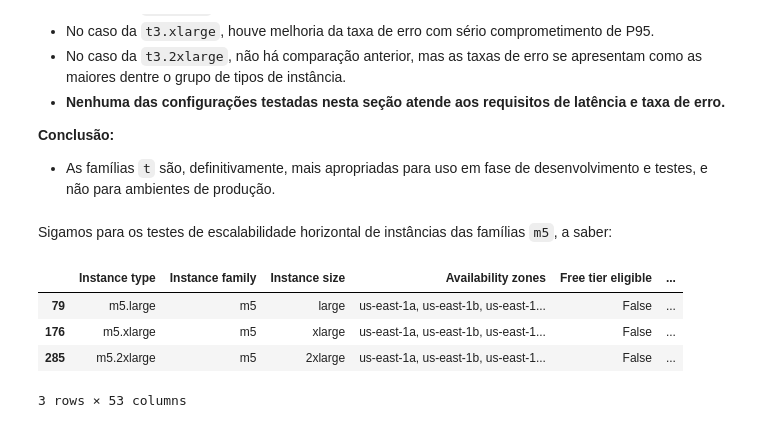
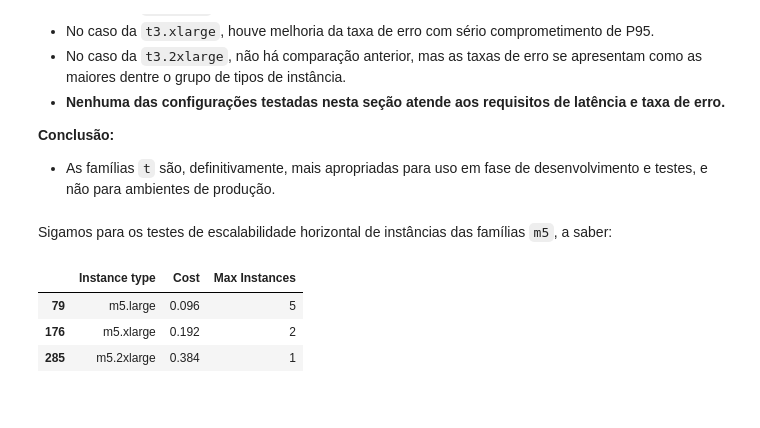
Before and after one commit to jonasluz/DIA.X540.cloud-ai, a Jupyter notebook: Project-4/Project-4.ipynb, the cells around one changed output. Drawn from its saved outputs; the diff is of its cells as text; code cells hidden in the pictures.

Commit message:
Lab Results | Analysis of m5 family for 500 users.

```diff
--- a/Project-4/Project-4.ipynb
+++ b/Project-4/Project-4.ipynb
@@ -333,10 +333,9 @@ As observações que se pode depreender dos resultados obtidos para 500 usuário
 # %% [markdown]
 Sigamos para os testes de escalabilidade horizontal de instâncias das famílias `m5`, a saber:
 # %%
-df_prices[df_prices[INSTANCE_TYPE_COLUMN].str.startswith('m5')]
+df_prices[df_prices[INSTANCE_TYPE_COLUMN].str.startswith('m5')][[INSTANCE_TYPE_COLUMN, 'Cost', 'Max Instances']]
 # %% [output]
-|  | Instance type | Instance family | Instance size | Availability zones | Free tier eligible | ... |
-| 79 | m5.large | m5 | large | us-east-1a, us-east-1b, us-east-1... | False | ... |
-| 176 | m5.xlarge | m5 | xlarge | us-east-1a, us-east-1b, us-east-1... | False | ... |
-| 285 | m5.2xlarge | m5 | 2xlarge | us-east-1a, us-east-1b, us-east-1... | False | ... |
+|  | Instance type | Cost | Max Instances |
+| 79 | m5.large | 0.096 | 5 |
+| 176 | m5.xlarge | 0.192 | 2 |
+| 285 | m5.2xlarge | 0.384 | 1 |
-3 rows × 53 columns
```
Also changed, not shown: parts of 5 cells of this notebook, 4 other files.
